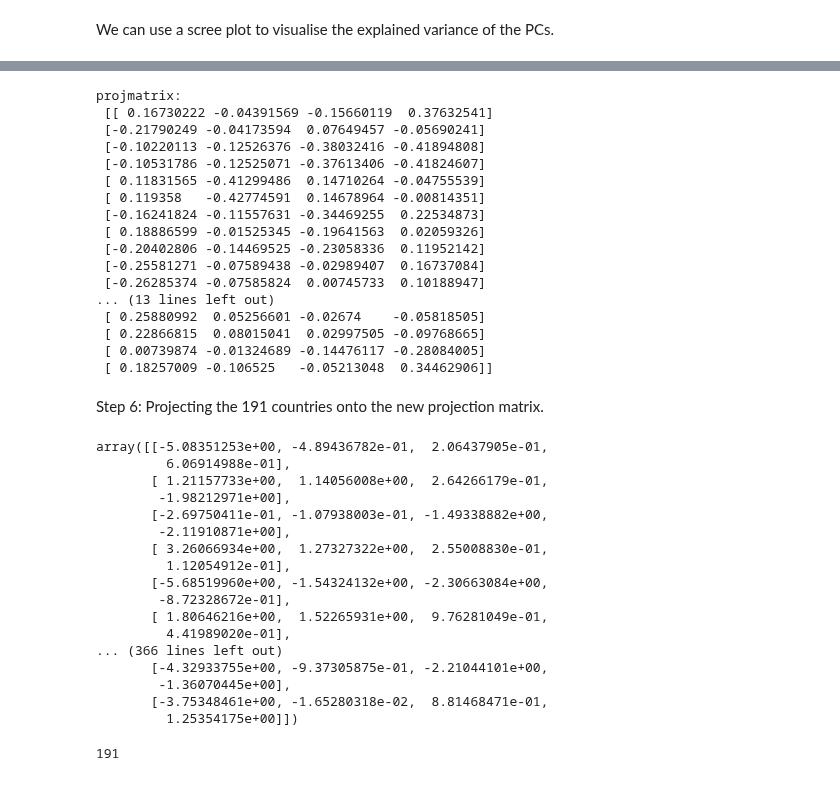
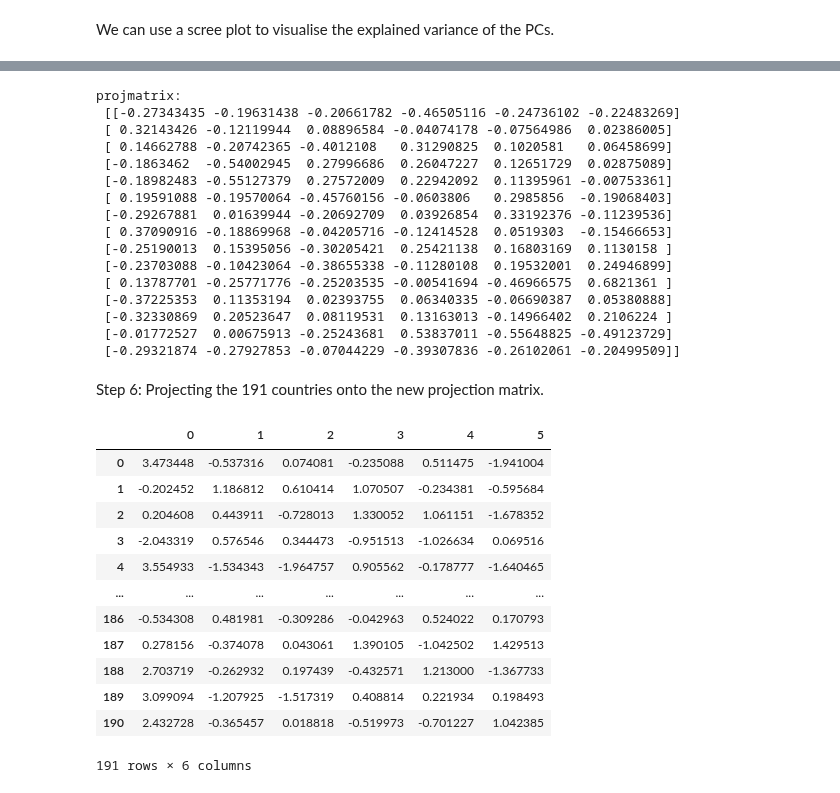
Before and after one commit to Snail664/country-clustering, a Jupyter notebook: PCA.ipynb, the cells around one changed output, grey strips where cells are left out. Saved outputs shown, nothing was run; the diff lists cells and outputs as text; code cells hidden in the pictures.

```diff
--- a/PCA.ipynb
+++ b/PCA.ipynb
@@ -337,53 +345,45 @@ Step 5: Creating a projection matrix using the first 4 PCs of Dataframe 1.
 # %%
-projmatrix = np.hstack((eigpairs_by_df[0][0][1].reshape(28,1),
-                        eigpairs_by_df[0][1][1].reshape(28,1),
-                        eigpairs_by_df[0][2][1].reshape(28,1),
-                        eigpairs_by_df[0][3][1].reshape(28,1)))
+projmatrix = np.hstack((eigpairs_by_df[1][0][1].reshape(15,1),
+                        eigpairs_by_df[1][1][1].reshape(15,1),
+                        eigpairs_by_df[1][2][1].reshape(15,1),
+                        eigpairs_by_df[1][3][1].reshape(15,1),
+                        eigpairs_by_df[1][4][1].reshape(15,1),
+                        eigpairs_by_df[1][5][1].reshape(15,1)))
 
 print('projmatrix:\n', projmatrix)
 # %% [output]
 projmatrix:
- [[ 0.16730222 -0.04391569 -0.15660119  0.37632541]
- [-0.21790249 -0.04173594  0.07649457 -0.05690241]
- [-0.10220113 -0.12526376 -0.38032416 -0.41894808]
- [-0.10531786 -0.12525071 -0.37613406 -0.41824607]
- [ 0.11831565 -0.41299486  0.14710264 -0.04755539]
- [ 0.119358   -0.42774591  0.14678964 -0.00814351]
- [-0.16241824 -0.11557631 -0.34469255  0.22534873]
- [ 0.18886599 -0.01525345 -0.19641563  0.02059326]
- [-0.20402806 -0.14469525 -0.23058336  0.11952142]
- [-0.25581271 -0.07589438 -0.02989407  0.16737084]
- [-0.26285374 -0.07585824  0.00745733  0.10188947]
-... (13 lines left out)
- [ 0.25880992  0.05256601 -0.02674    -0.05818505]
- [ 0.22866815  0.08015041  0.02997505 -0.09768665]
- [ 0.00739874 -0.01324689 -0.14476117 -0.28084005]
- [ 0.18257009 -0.106525   -0.05213048  0.34462906]]
+ [[-0.27343435 -0.19631438 -0.20661782 -0.46505116 -0.24736102 -0.22483269]
+ [ 0.32143426 -0.12119944  0.08896584 -0.04074178 -0.07564986  0.02386005]
+ [ 0.14662788 -0.20742365 -0.4012108   0.31290825  0.1020581   0.06458699]
+ [-0.1863462  -0.54002945  0.27996686  0.26047227  0.12651729  0.02875089]
+ [-0.18982483 -0.55127379  0.27572009  0.22942092  0.11395961 -0.00753361]
+ [ 0.19591088 -0.19570064 -0.45760156 -0.0603806   0.2985856  -0.19068403]
+ [-0.29267881  0.01639944 -0.20692709  0.03926854  0.33192376 -0.11239536]
+ [ 0.37090916 -0.18869968 -0.04205716 -0.12414528  0.0519303  -0.15466653]
+ [-0.25190013  0.15395056 -0.30205421  0.25421138  0.16803169  0.1130158 ]
+ [-0.23703088 -0.10423064 -0.38655338 -0.11280108  0.19532001  0.24946899]
+ [ 0.13787701 -0.25771776 -0.25203535 -0.00541694 -0.46966575  0.6821361 ]
+ [-0.37225353  0.11353194  0.02393755  0.06340335 -0.06690387  0.05380888]
+ [-0.32330869  0.20523647  0.08119531  0.13163013 -0.14966402  0.2106224 ]
+ [-0.01772527  0.00675913 -0.25243681  0.53837011 -0.55648825 -0.49123729]
+ [-0.29321874 -0.27927853 -0.07044229 -0.39307836 -0.26102061 -0.20499509]]
 # %% [markdown]
 Step 6: Projecting the 191 countries onto the new projection matrix.
 # %%
-data4D = scaled_dataframes[0].dot(projmatrix)
-data4D
+data6D = pd.DataFrame(scaled_dataframes[1].dot(projmatrix))
+data6D
 # %% [output]
+|  | 0 | 1 | 2 | 3 | 4 | 5 |
+| 0 | 3.473448 | -0.537316 | 0.074081 | -0.235088 | 0.511475 | -1.941004 |
+| 1 | -0.202452 | 1.186812 | 0.610414 | 1.070507 | -0.234381 | -0.595684 |
+| 2 | 0.204608 | 0.443911 | -0.728013 | 1.330052 | 1.061151 | -1.678352 |
+| 3 | -2.043319 | 0.576546 | 0.344473 | -0.951513 | -1.026634 | 0.069516 |
+| 4 | 3.554933 | -1.534343 | -1.964757 | 0.905562 | -0.178777 | -1.640465 |
+| ... | ... | ... | ... | ... | ... | ... |
+| 186 | -0.534308 | 0.481981 | -0.309286 | -0.042963 | 0.524022 | 0.170793 |
+| 187 | 0.278156 | -0.374078 | 0.043061 | 1.390105 | -1.042502 | 1.429513 |
+| 188 | 2.703719 | -0.262932 | 0.197439 | -0.432571 | 1.213000 | -1.367733 |
+| 189 | 3.099094 | -1.207925 | -1.517319 | 0.408814 | 0.221934 | 0.198493 |
+| 190 | 2.432728 | -0.365457 | 0.018818 | -0.519973 | -0.701227 | 1.042385 |
-array([[-5.08351253e+00, -4.89436782e-01,  2.06437905e-01,
-         6.06914988e-01],
-       [ 1.21157733e+00,  1.14056008e+00,  2.64266179e-01,
-        -1.98212971e+00],
-       [-2.69750411e-01, -1.07938003e-01, -1.49338882e+00,
-        -2.11910871e+00],
-       [ 3.26066934e+00,  1.27327322e+00,  2.55008830e-01,
-         1.12054912e-01],
-       [-5.68519960e+00, -1.54324132e+00, -2.30663084e+00,
-        -8.72328672e-01],
-       [ 1.80646216e+00,  1.52265931e+00,  9.76281049e-01,
-         4.41989020e-01],
-... (366 lines left out)
-       [-4.32933755e+00, -9.37305875e-01, -2.21044101e+00,
-        -1.36070445e+00],
-       [-3.75348461e+00, -1.65280318e-02,  8.81468471e-01,
-         1.25354175e+00]])
+191 rows × 6 columns
-# %%
-#check that the length is 191
-print(len(data4D))
-# %% [output]
-191
```
Also changed, not shown: parts of 9 cells of this notebook.
